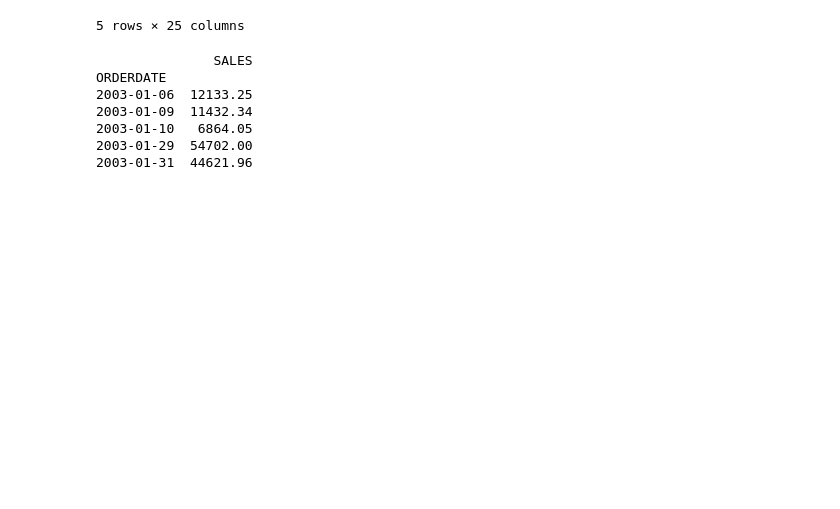
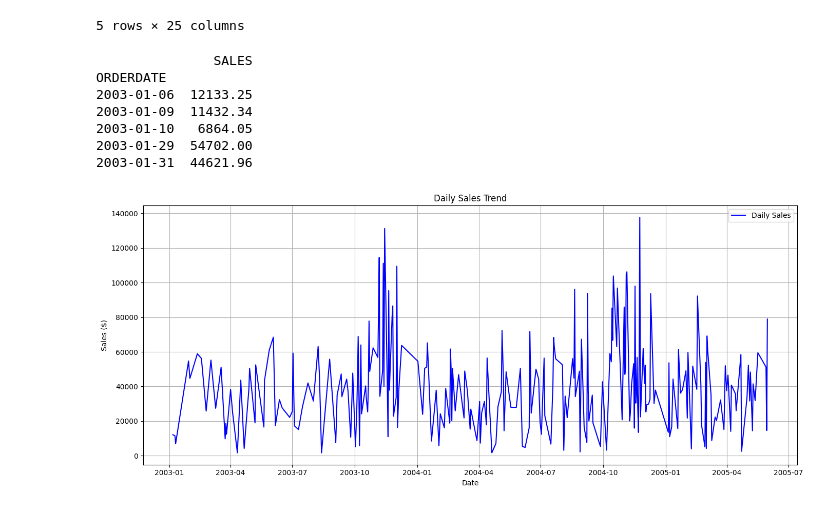
Before and after one commit to Tugume/OOP-Assignment, a Jupyter notebook: Final_OOP_Exam.ipynb, the cells around one changed output. Cells and saved outputs as stored; diff of their text form; code cells hidden in the pictures; blank space fills up the shorter version.

```diff
--- a/Final_OOP_Exam.ipynb
+++ b/Final_OOP_Exam.ipynb
@@ -45,3 +45,34 @@ ORDERDATE
 2003-01-10   6864.05
 2003-01-29  54702.00
 2003-01-31  44621.96
+# %%
+# Import the matplotlib library for plotting
+import matplotlib.pyplot as plt
+# Set the figure size (width=14, height=6) so the graph is large and clear
+plt.figure(figsize=(14, 6))
+
+# Plot sales over time; x = date, y = sales values
+plt.plot(df.index, df['SALES'], color='blue', label='Daily Sales')
+
+# Set a title for the chart
+plt.title('Daily Sales Trend')
+
+# Label for the X-axis
+plt.xlabel('Date')
+
+# Label for the Y-axis
+plt.ylabel('Sales ($)')
+
+# Add grid lines for better readability
+plt.grid(True)
+
+# Show the legend (Daily Sales label)
+plt.legend()
+
+# Adjust layout so nothing gets cut off
+plt.tight_layout()
+
+# Finally, display the plot
+plt.show()
+# %% [output]
+[figure, added]
```
Also changed, not shown: parts of 10 cells of this notebook.
